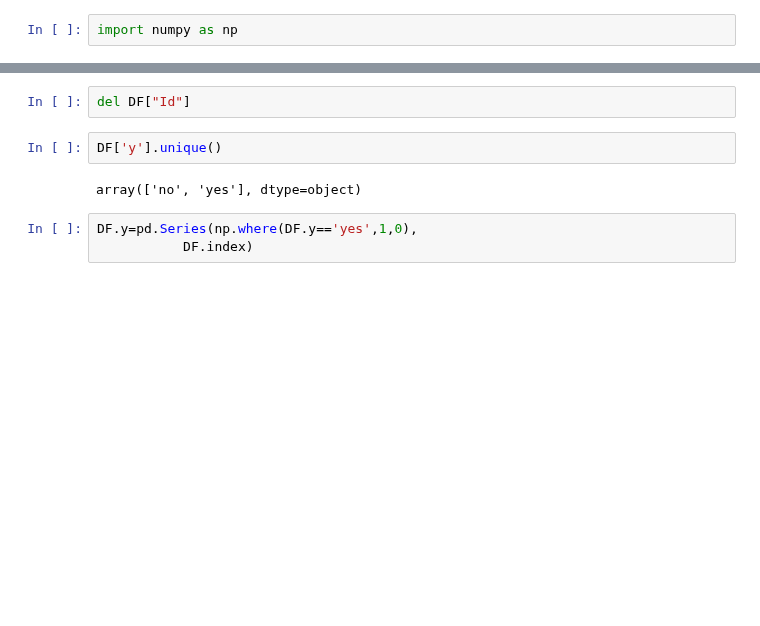
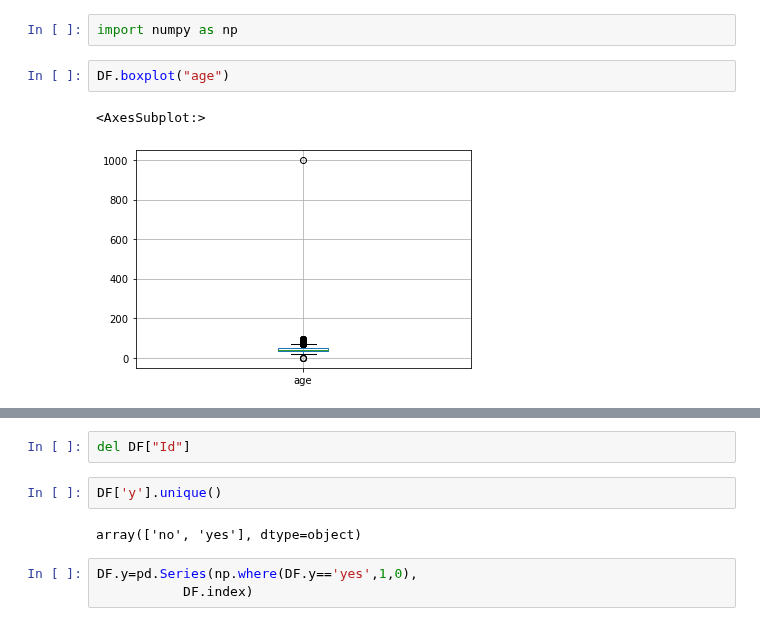
Before and after one commit to Shauryavashisth/Logistic-Practice, a Jupyter notebook: term Deposit Prediction.ipynb, the cells around one changed output, grey strips where cells are left out. Saved outputs shown, nothing was run; the diff lists cells and outputs as text; blank space fills up the shorter version.

```diff
--- a/term Deposit Prediction.ipynb
+++ b/term Deposit Prediction.ipynb
@@ -66,3 +102,8 @@ DF.boxplot()
 # %%
 import numpy as np
+# %%
+DF.boxplot("age")
+# %% [output]
+<AxesSubplot:>
+[figure, added]
 # %%
```
Also changed, not shown: parts of 62 cells of this notebook.
